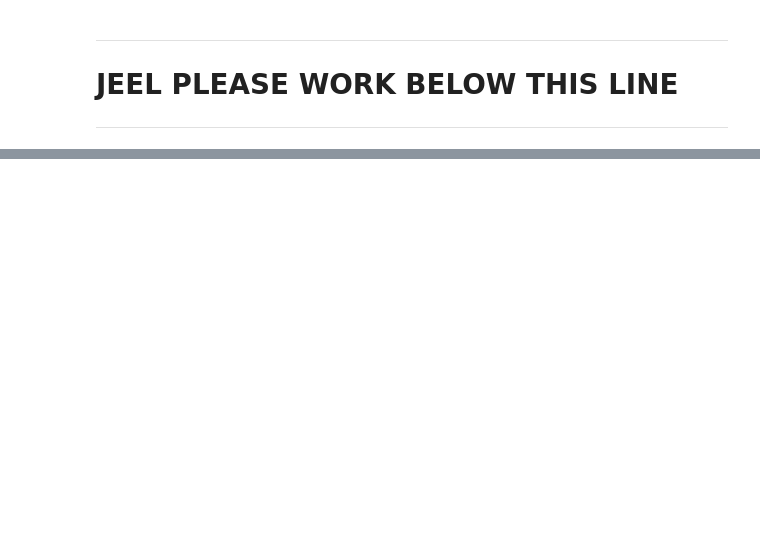
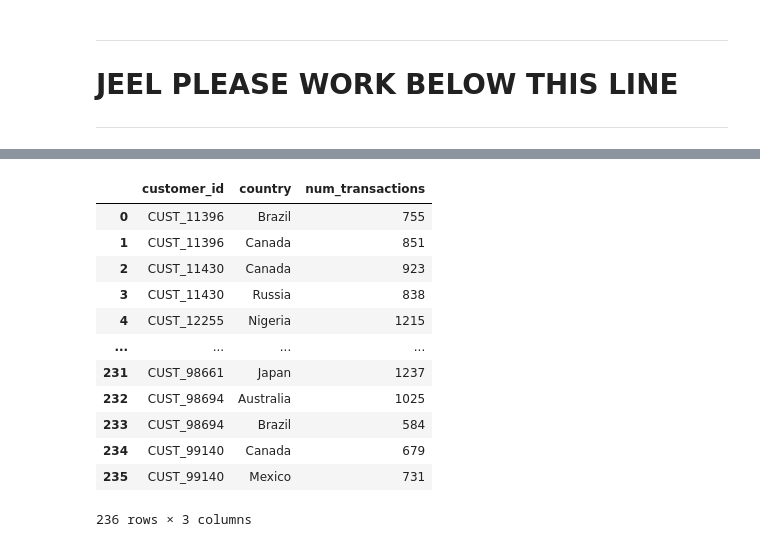
Before and after one commit to jeelfaldu7/Smart-Budget-Planner-Benchmarking-Forecasting-Engine, a Jupyter notebook: Data-Science/notebook.ipynb, the cells around one changed output, grey strips where cells are left out. Drawn from its saved outputs; the diff is of its cells as text; code cells hidden in the pictures; blank space fills up the shorter version.

```diff
--- a/Data-Science/notebook.ipynb
+++ b/Data-Science/notebook.ipynb
@@ -273,0 +388,24 @@ AssertionError: Found 118 users in multiple countries!
+# %%
+home_txns = multinat_df[multinat_df['distance_from_home'] == 0]
+
+txn_count_per_country = (
+    home_txns.groupby(['customer_id', 'country'])
+    .size()
+    .reset_index(name='num_transactions')
+)
+
+display(txn_count_per_country)
+# %% [output]
+|  | customer_id | country | num_transactions |
+| 0 | CUST_11396 | Brazil | 755 |
+| 1 | CUST_11396 | Canada | 851 |
+| 2 | CUST_11430 | Canada | 923 |
+| 3 | CUST_11430 | Russia | 838 |
+| 4 | CUST_12255 | Nigeria | 1215 |
+| ... | ... | ... | ... |
+| 231 | CUST_98661 | Japan | 1237 |
+| 232 | CUST_98694 | Australia | 1025 |
+| 233 | CUST_98694 | Brazil | 584 |
+| 234 | CUST_99140 | Canada | 679 |
+| 235 | CUST_99140 | Mexico | 731 |
+236 rows × 3 columns
```
Also changed, not shown: parts of 30 cells of this notebook.
